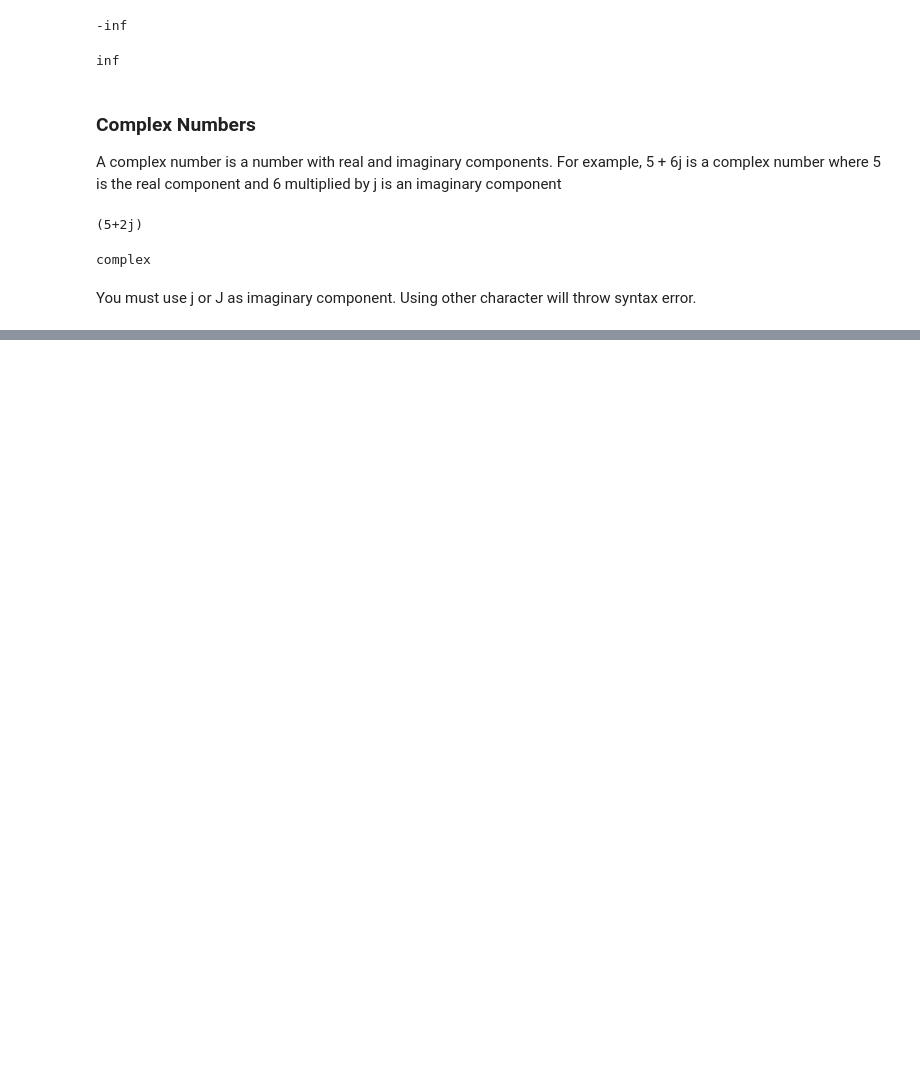
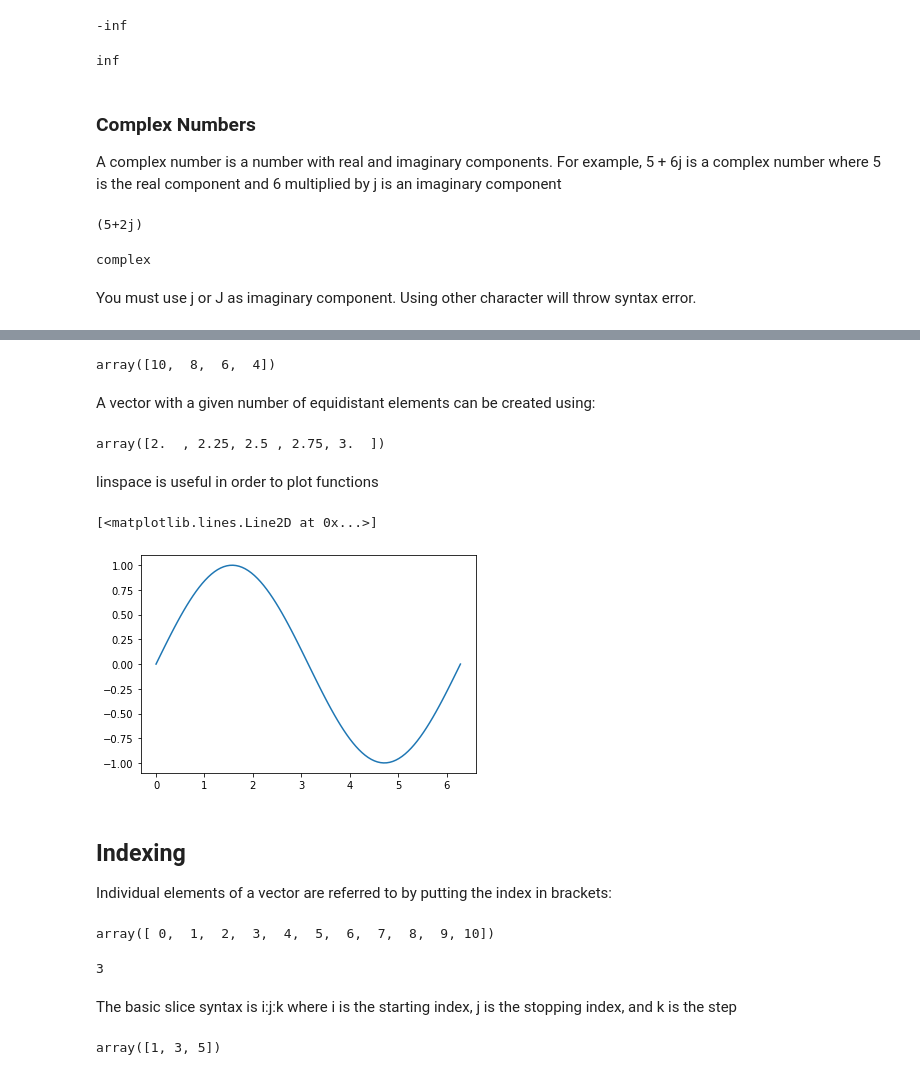
Before and after one commit to OleBo/MathSo, a Jupyter notebook: notebooks/PythonBasics.ipynb, the cells around one changed output, grey strips where cells are left out. Drawn from its saved outputs; the diff is of its cells as text; code cells hidden in the pictures; blank space fills up the shorter version.

```diff
--- a/notebooks/PythonBasics.ipynb
+++ b/notebooks/PythonBasics.ipynb
@@ -302,0 +534,7 @@ SyntaxError: invalid syntax (336981122.py, line 1)
+# %%
+v2 = np.arange(10, 3, -2)
+v2
+# %% [output]
+array([10,  8,  6,  4])
+# %% [markdown]
+A vector with a given number of equidistant elements can be created using:
@@ -302,0 +543,34 @@ SyntaxError: invalid syntax (336981122.py, line 1)
+# %%
+np.linspace(2.0, 3.0, num=5)
+# %% [output]
+array([2.  , 2.25, 2.5 , 2.75, 3.  ])
+# %% [markdown]
+linspace is useful in order to plot functions
+# %%
+import matplotlib.pyplot as plt
+x = np.linspace(0, 2*np.pi, 100)
+y = np.sin(x) # vector containing the sine of x, element by element
+plt.plot(x, y)
+plt.show()
+# %% [output]
+[<matplotlib.lines.Line2D at 0x...>]
+[figure, added]
+# %% [markdown]
+## Indexing
+
+Individual elements of a vector are referred to by putting the index in brackets:
+# %%
+x = np.arange(0,11)
+x
+# %% [output]
+array([ 0,  1,  2,  3,  4,  5,  6,  7,  8,  9, 10])
+# %%
+x[3]  # returns the element with index 3 (counting from 0)
+# %% [output]
+3
+# %% [markdown]
+The basic slice syntax is i:j:k where i is the starting index, j is the stopping index, and k is the step
+# %%
+x[1:7:2]
+# %% [output]
+array([1, 3, 5])
```
Also changed, not shown: parts of 67 cells of this notebook, 2 other files.
